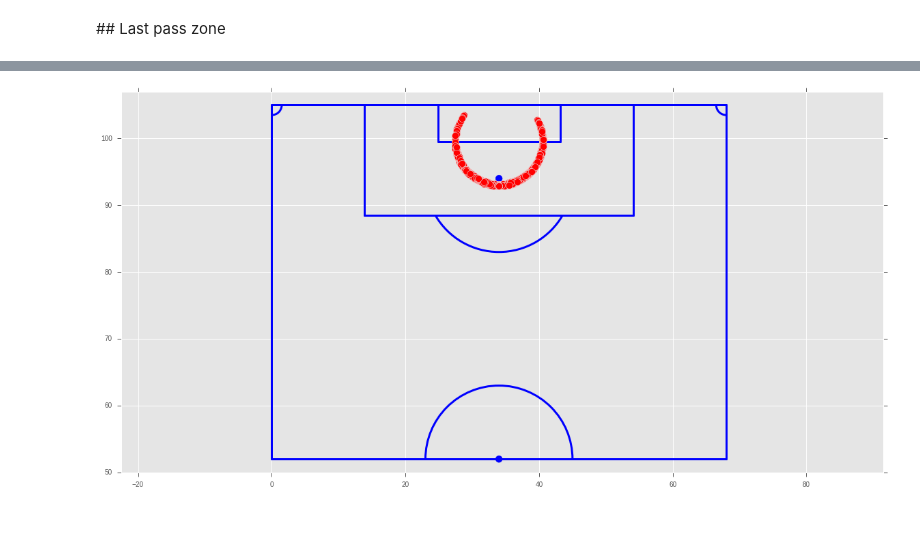
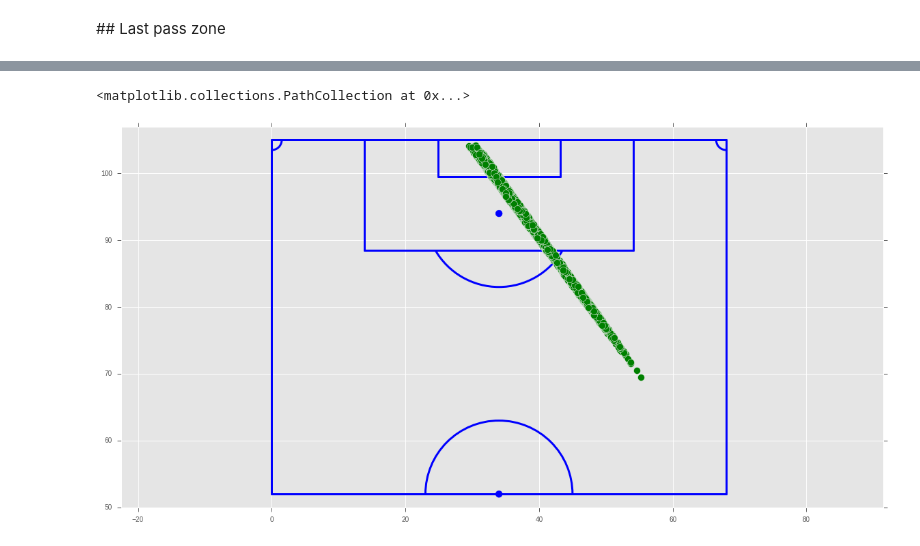
Before and after one commit to 10contre11/notebooks, a Jupyter notebook: xg_features_selection.ipynb, the cells around one changed output, grey strips where cells are left out. Saved outputs shown, nothing was run; the diff lists cells and outputs as text; code cells hidden in the pictures.

```diff
--- a/xg_features_selection.ipynb
+++ b/xg_features_selection.ipynb
@@ -42,7 +42,7 @@ for year in xrange(start, end, 1):
 # %% [markdown]
 ## PK and OG removing
 # %%
-shots = shots[shots.event_type != 'penalty']
+shots = shots[shots.penalty == False]
 shots = shots[shots.own_goal == False]
 # %% [markdown]
 ## Shot distance
@@ -318,7 +318,7 @@ def drawLine(plot, startX, startY, endX, endY, lineWidth, color):
 """
 Draws a soccer field.
 """
-def soccerfield(data):
+def soccerfield():
     f, ax = plt.subplots()
     plt.axis('equal')
     #plt.axis('off')
@@ -363,5 +363,3 @@ def soccerfield(data):
     # Corner arc 2
     cornerArc2 = mpatches.Arc([fieldHeight, fieldWidth], 3, 3, angle=270, theta1=270, theta2=0, zorder=1, color=lineColor, linewidth=lineWidth)
     ax.add_patch(cornerArc2)
-
-    plt.scatter(data['adj_start_y'], data['adj_start_x'], 100, c='red', alpha=1, marker='o', zorder=2)
@@ -374,5 +373,7 @@ soccerfield(shots_distance_17)
 # %%
-shots_degree_34 = shots[shots['degree'].apply(lambda x: round(x, 0)) == 34]
-soccerfield(shots_degree_34)
+shots_degree_34 = shots[shots['degree'].apply(lambda x: round(x, 0)) == -36]
+soccerfield()
+plt.scatter(shots_degree_34['adj_start_y'], shots_degree_34['adj_start_x'], 100, c='green', alpha=1, marker='o', zorder=2)
 # %% [output]
+<matplotlib.collections.PathCollection at 0x...>
-[figure, old version]
+[figure, new version]
```
Also changed, not shown: parts of 12 cells of this notebook.
